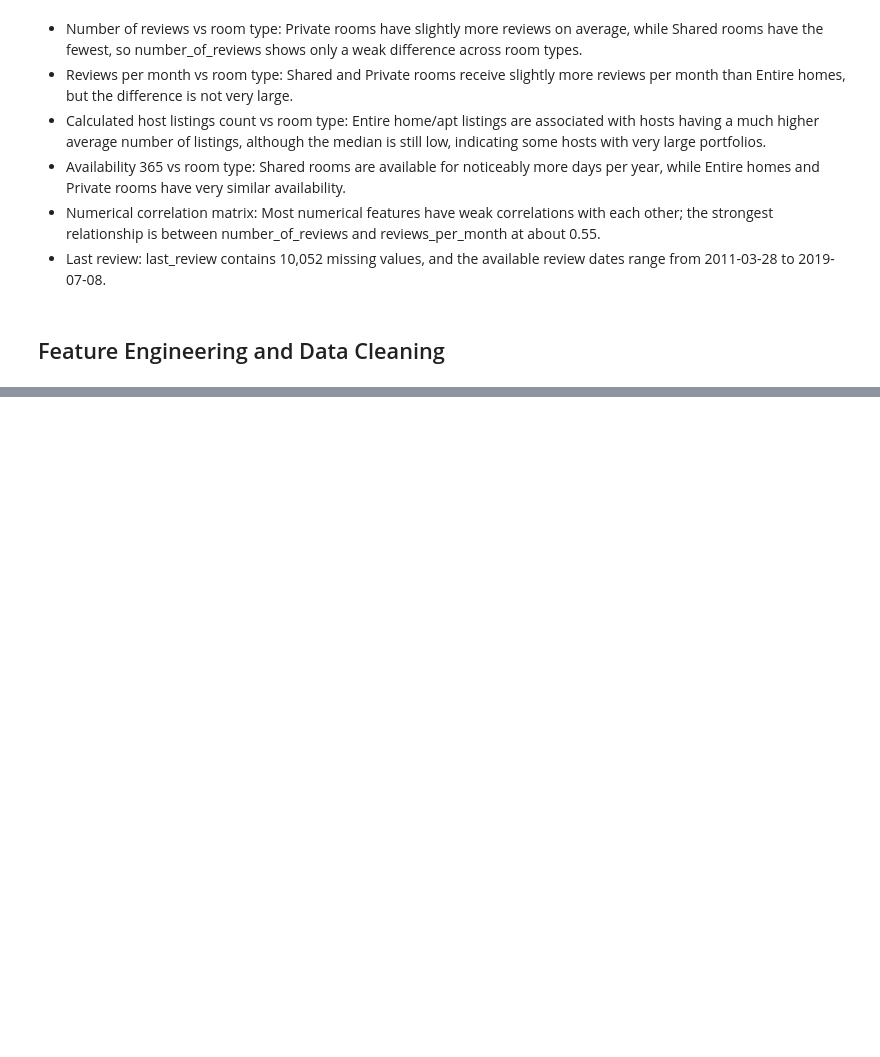
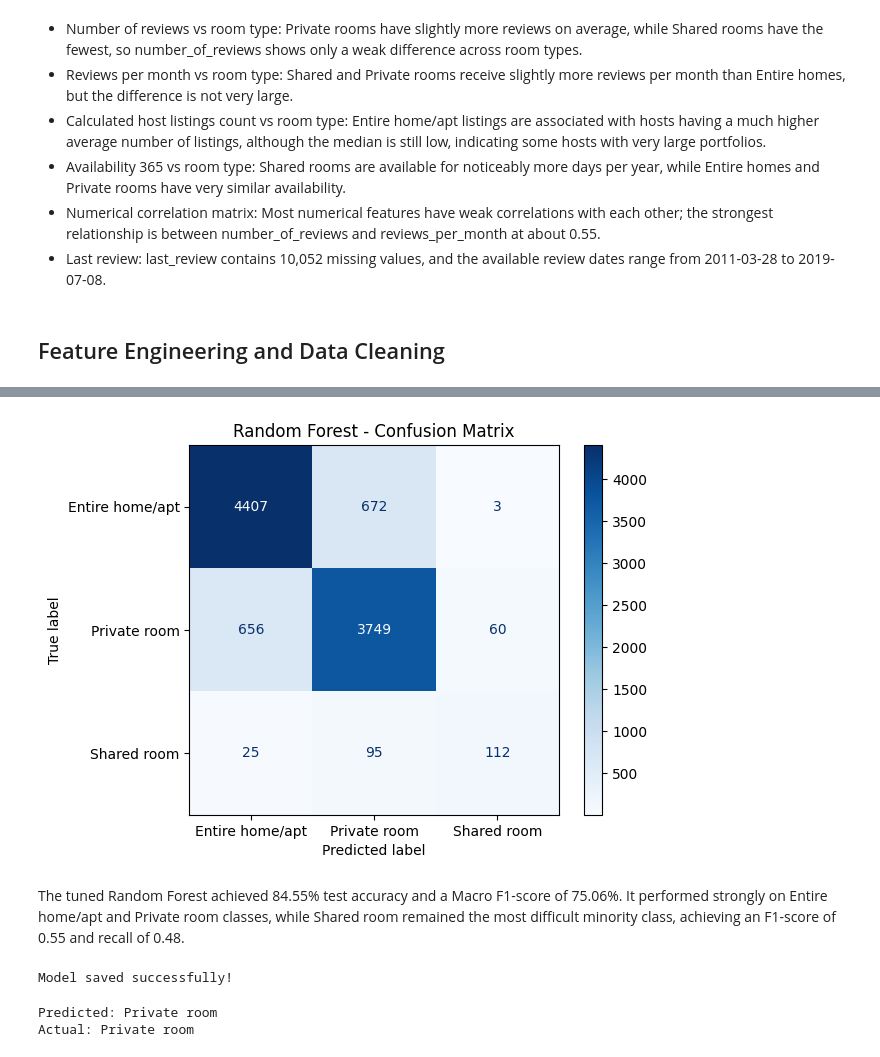
Before and after one commit to amnaherex/Roomify, a Jupyter notebook: Untitled.ipynb, the cells around one changed output, grey strips where cells are left out. Cells and saved outputs as stored; diff of their text form; code cells hidden in the pictures; blank space fills up the shorter version.

Commit message:
Model training Hyperparameter tuning and evalutaion

```diff
--- a/Untitled.ipynb
+++ b/Untitled.ipynb
@@ -415,0 +431,3 @@ y = df_clean['room_type']
+# %%
+numeric_cols
+categorical_columns = ['neighbourhood_group','neighbourhood']
@@ -415,0 +436,15 @@ y = df_clean['room_type']
+# %%
+numeric_pipeline = Pipeline([
+    ('imputer',SimpleImputer(strategy='median')),
+    ('scaler',StandardScaler())
+])
+
+categorical_pipeline = Pipeline([
+    ('imputer',SimpleImputer(strategy='most_frequent')),
+    ('encoder',OneHotEncoder(handle_unknown='ignore'))
+])
+# %%
+preprocessor = ColumnTransformer([
+    ('num', numeric_pipeline, numeric_cols),
+    ('cat', categorical_pipeline, categorical_columns)
+])
@@ -415,0 +791,6 @@ y = df_clean['room_type']
+# %%
+# Get best tuned Random Forest model
+best_model = rf_search.best_estimator_
+
+# Predict on untouched test data
+y_pred = best_model.predict(X_test)
@@ -415,0 +838,38 @@ y = df_clean['room_type']
+# %%
+import matplotlib.pyplot as plt
+from sklearn.metrics import ConfusionMatrixDisplay
+
+ConfusionMatrixDisplay.from_predictions(
+    y_test,
+    y_pred,
+    cmap='Blues'
+)
+
+plt.title("Random Forest - Confusion Matrix")
+plt.show()
+# %% [output]
+[figure, added]
+# %% [markdown]
+The tuned Random Forest achieved 84.55% test accuracy and a Macro F1-score of 75.06%. It performed strongly on Entire home/apt and Private room classes,
+while Shared room remained the most difficult minority class, achieving an F1-score of 0.55 and recall of 0.48.
+# %%
+import joblib
+
+# Save complete trained pipeline
+joblib.dump(best_model, "airbnb_room_type_model.pkl")
+
+print("Model saved successfully!")
+# %% [output]
+Model saved successfully!
+# %%
+# Load saved model
+loaded_model = joblib.load("airbnb_room_type_model.pkl")
+
+# Test prediction
+test_prediction = loaded_model.predict(X_test.iloc[[0]])
+
+print("Predicted:", test_prediction[0])
+print("Actual:", y_test.iloc[0])
+# %% [output]
+Predicted: Private room
+Actual: Private room
```
Also changed, not shown: parts of 36 cells of this notebook.
